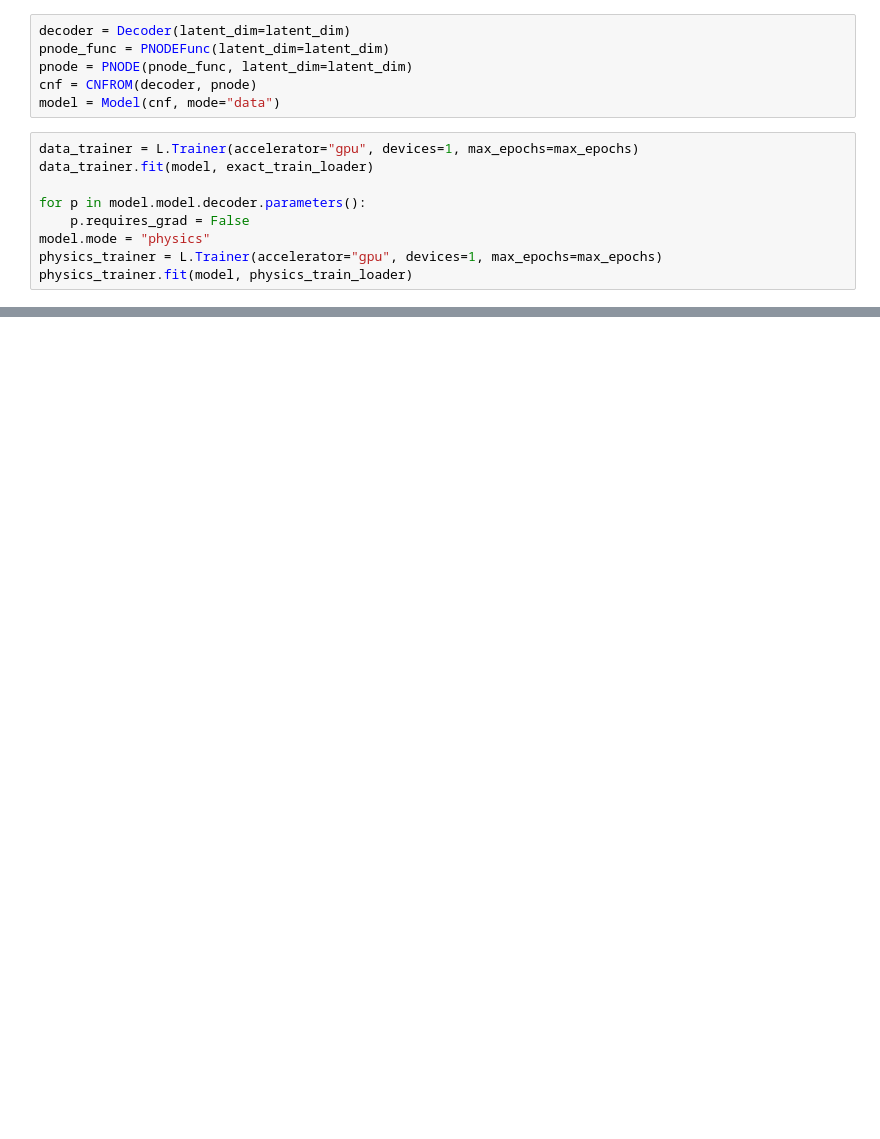
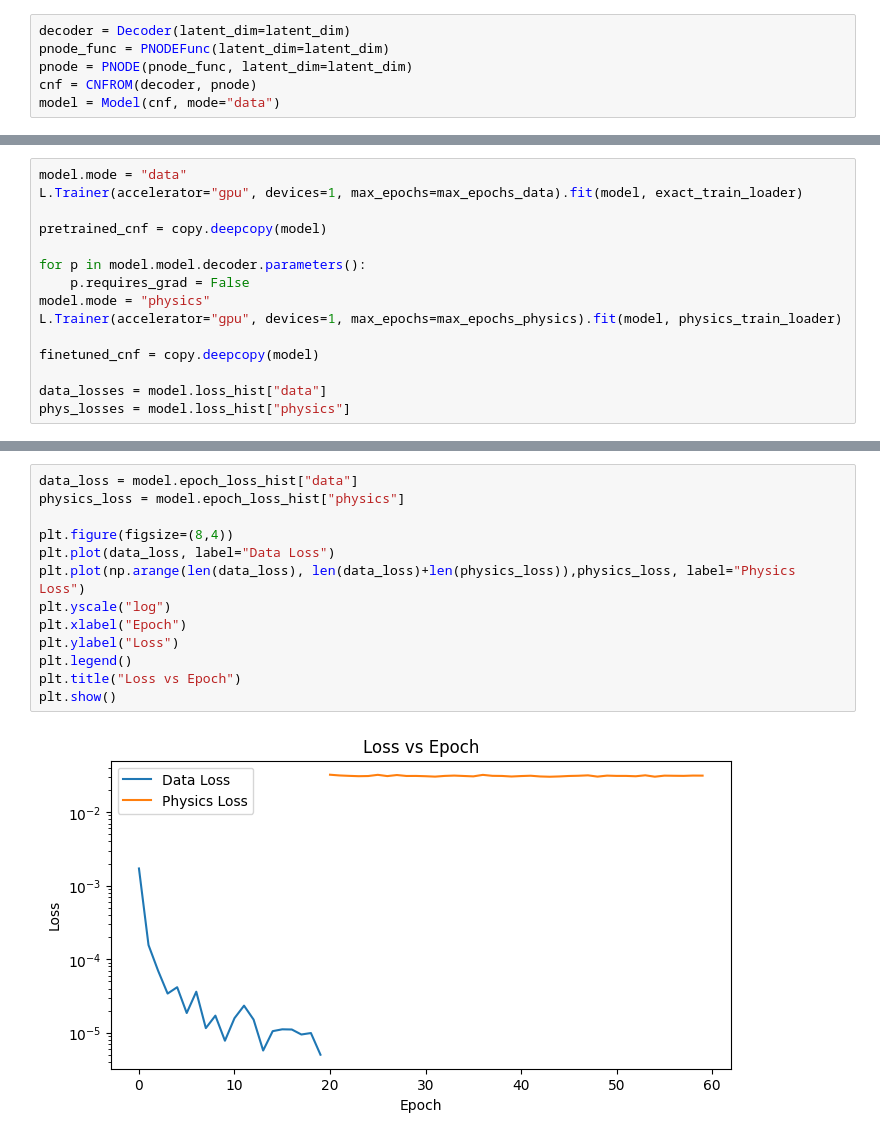
Before and after one commit to KendraGivens/Learning_Value_Function_Manifold, a Jupyter notebook: notebooks/data_gen.ipynb, the cells around one changed output, grey strips where cells are left out. Cells and saved outputs as stored; diff of their text form; blank space fills up the shorter version.

Commit message:
added eval plots

```diff
--- a/notebooks/data_gen.ipynb
+++ b/notebooks/data_gen.ipynb
@@ -283,12 +305,3 @@ pnode_func = PNODEFunc(latent_dim=latent_dim)
 pnode = PNODE(pnode_func, latent_dim=latent_dim)
 cnf = CNFROM(decoder, pnode)
 model = Model(cnf, mode="data")
-# %%
-data_trainer = L.Trainer(accelerator="gpu", devices=1, max_epochs=max_epochs)
-data_trainer.fit(model, exact_train_loader)
-
-for p in model.model.decoder.parameters():
-    p.requires_grad = False
-model.mode = "physics"
-physics_trainer = L.Trainer(accelerator="gpu", devices=1, max_epochs=max_epochs)
-physics_trainer.fit(model, physics_train_loader)
@@ -294,0 +310,15 @@ physics_trainer.fit(model, physics_train_loader)
+# %%
+model.mode = "data"
+L.Trainer(accelerator="gpu", devices=1, max_epochs=max_epochs_data).fit(model, exact_train_loader)
+
+pretrained_cnf = copy.deepcopy(model)
+
+for p in model.model.decoder.parameters():
+    p.requires_grad = False
+model.mode = "physics"
+L.Trainer(accelerator="gpu", devices=1, max_epochs=max_epochs_physics).fit(model, physics_train_loader)
+
+finetuned_cnf = copy.deepcopy(model)
+
+data_losses = model.loss_hist["data"]
+phys_losses = model.loss_hist["physics"]
@@ -294,0 +360,15 @@ physics_trainer.fit(model, physics_train_loader)
+# %%
+data_loss = model.epoch_loss_hist["data"]
+physics_loss = model.epoch_loss_hist["physics"]
+
+plt.figure(figsize=(8,4))
+plt.plot(data_loss, label="Data Loss")
+plt.plot(np.arange(len(data_loss), len(data_loss)+len(physics_loss)),physics_loss, label="Physics Loss")
+plt.yscale("log")
+plt.xlabel("Epoch")
+plt.ylabel("Loss")
+plt.legend()
+plt.title("Loss vs Epoch")
+plt.show()
+# %% [output]
+[figure, added]
```
Also changed, not shown: parts of 18 cells of this notebook.
